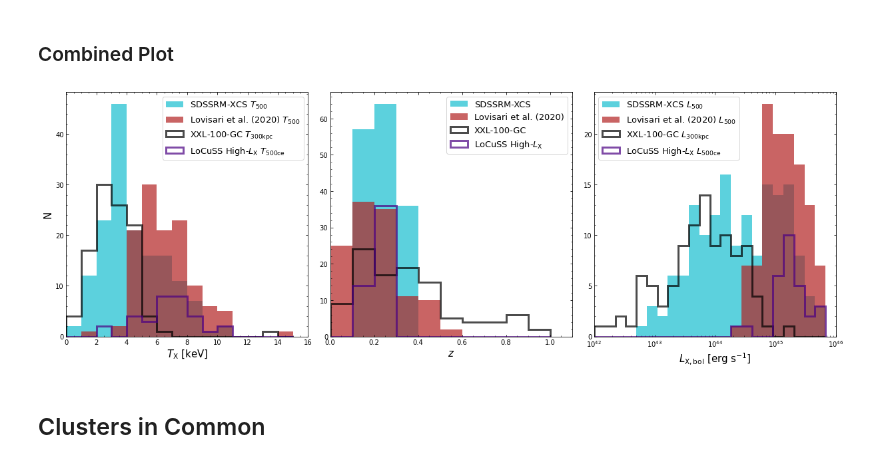
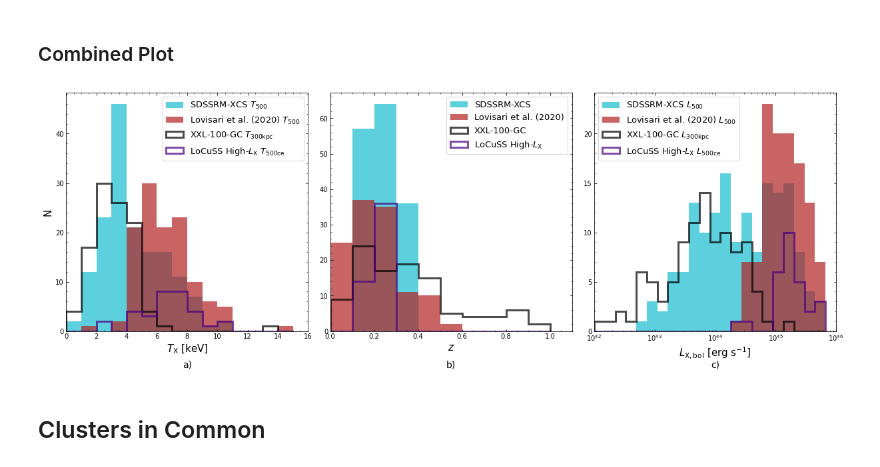
Before and after one commit to DavidT3/XCS-Mass-Paper-I-Analysis, a Jupyter notebook: sample_properties.ipynb, the cells around one changed output. Drawn from its saved outputs; the diff is of its cells as text; code cells hidden in the pictures.

Commit message:
Added a, b, c labels to the initial sample property comparison

```diff
--- a/sample_properties.ipynb
+++ b/sample_properties.ipynb
@@ -297,10 +297,17 @@ plt.show()
 # Set up the matplotlib figure with 3 columns, meaning three subplots
 fig, ax_arr = plt.subplots(ncols=3, figsize=(17, 6))
 
+# Setting the y-position and font size of the a, b, and c labels that are added below the subplots
+sublabel_ypos = -0.14
+sublabel_fsize = 14
+
 # Iterating through the array of axes objects, setting up the ticks
-for ax in ax_arr:
+for ax_ind, ax in enumerate(ax_arr):
     ax.minorticks_on()
     ax.tick_params(which='both', top=True, right=True, direction='in')
+    # Add the a, b, c, etc labels below the axes
+    ax.text(0.5, sublabel_ypos, s='{})'.format(chr(97+ax_ind)), horizontalalignment='center',
+            verticalalignment='center', transform=ax.transAxes, fontsize=sublabel_fsize)
 
 # Reading out the first axis in the array of axes
 plt.sca(ax_arr[0])
@@ -338,34 +345,34 @@ plt.hist(locuss['z'].values, bins=z_bins, color=locuss_colour, alpha=0.7, histty
 plt.xlabel(r"$z$", fontsize=15)
 
 plt.xlim(0, 1.1)
 plt.legend(fontsize=13)
 
 plt.sca(ax_arr[2])
 plt.minorticks_on()
 plt.tick_params(which='both', direction='in', top=True, right=True)
 
 plt.hist(xcs3p['Lx'].values*1e+44, bins=l_bins, color=xcs3p_colour, alpha=0.7, histtype='stepfilled',
          label=r"SDSSRM-XCS $L_{500}$", linewidth=3)
 plt.hist(lovisari['Lxbol'].values*1e+44, bins=l_bins, color=lovisari_colour, alpha=0.7, histtype='stepfilled',
          label=r"Lovisari et al. (2020) $L_{500}$", linewidth=3)
 plt.hist(xxlgc100['Lbol_500'].values*1e+43, bins=l_bins, color=xxlgc100_colour, alpha=0.7, histtype='step',
          label=r"XXL-100-GC $L_{300 \rm{kpc}}$", linewidth=3)
 plt.hist(locuss['x_Lxbol'].values*1e+44, bins=l_bins, color=locuss_colour, alpha=0.7, histtype='step',
          label=r"LoCuSS High-$L_{\rm{X}}$ $L_{500\rm{ce}}$", linewidth=3)
 
 plt.xlabel(r"$L_{\rm{X, bol}}$ [erg s$^{-1}$]", fontsize=15)
 
 plt.xlim(1e+42, 1e+46)
 plt.xscale('log')
 plt.legend(fontsize=13, loc=2)
 
 plt.tight_layout()
 
 plt.savefig("figures/samps_prop_dists.pdf")
 plt.show()
 plt.close('all')
 # %% [output]
-[figure, old version]
+[figure, new version]
 # %% [markdown]
 ## Clusters in Common
 # %% [markdown]
```
Also changed, not shown: 1 other file.
